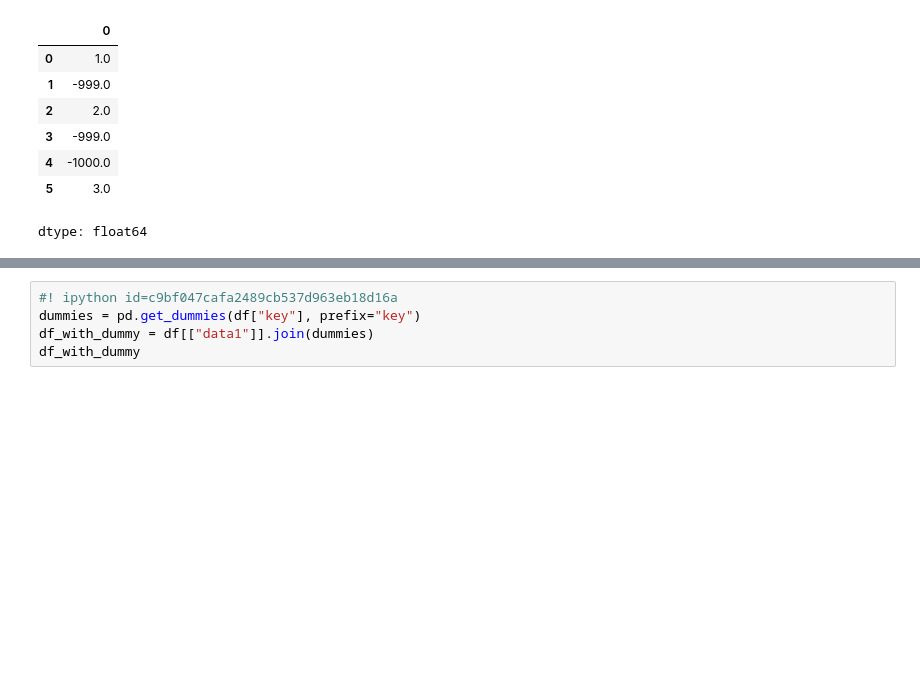
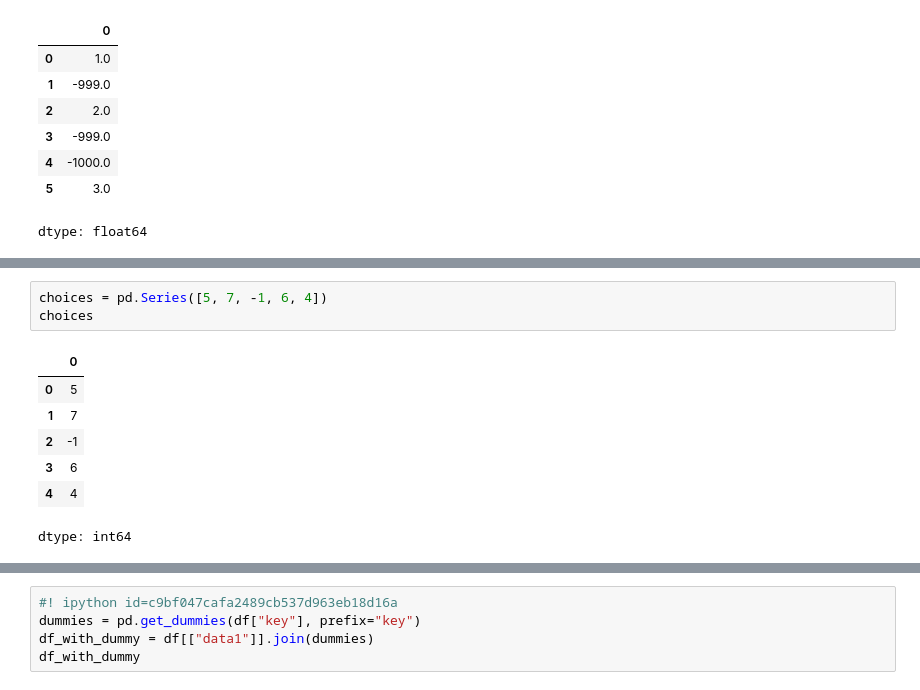
Before and after one commit to url-github/Pandas, a Jupyter notebook: 007_PywAD_Czyszczenie_i_przygotowywanie_danych.ipynb, the cells around one changed output, grey strips where cells are left out. Cells and saved outputs as stored; diff of their text form; blank space fills up the shorter version.

```diff
--- a/007_PywAD_Czyszczenie_i_przygotowywanie_danych.ipynb
+++ b/007_PywAD_Czyszczenie_i_przygotowywanie_danych.ipynb
@@ -572,0 +865,11 @@ pd.get_dummies(df["key"])
+# %%
+choices = pd.Series([5, 7, -1, 6, 4])
+choices
+# %% [output]
+|  | 0 |
+| 0 | 5 |
+| 1 | 7 |
+| 2 | -1 |
+| 3 | 6 |
+| 4 | 4 |
+dtype: int64
```
Also changed, not shown: parts of 81 cells of this notebook.
